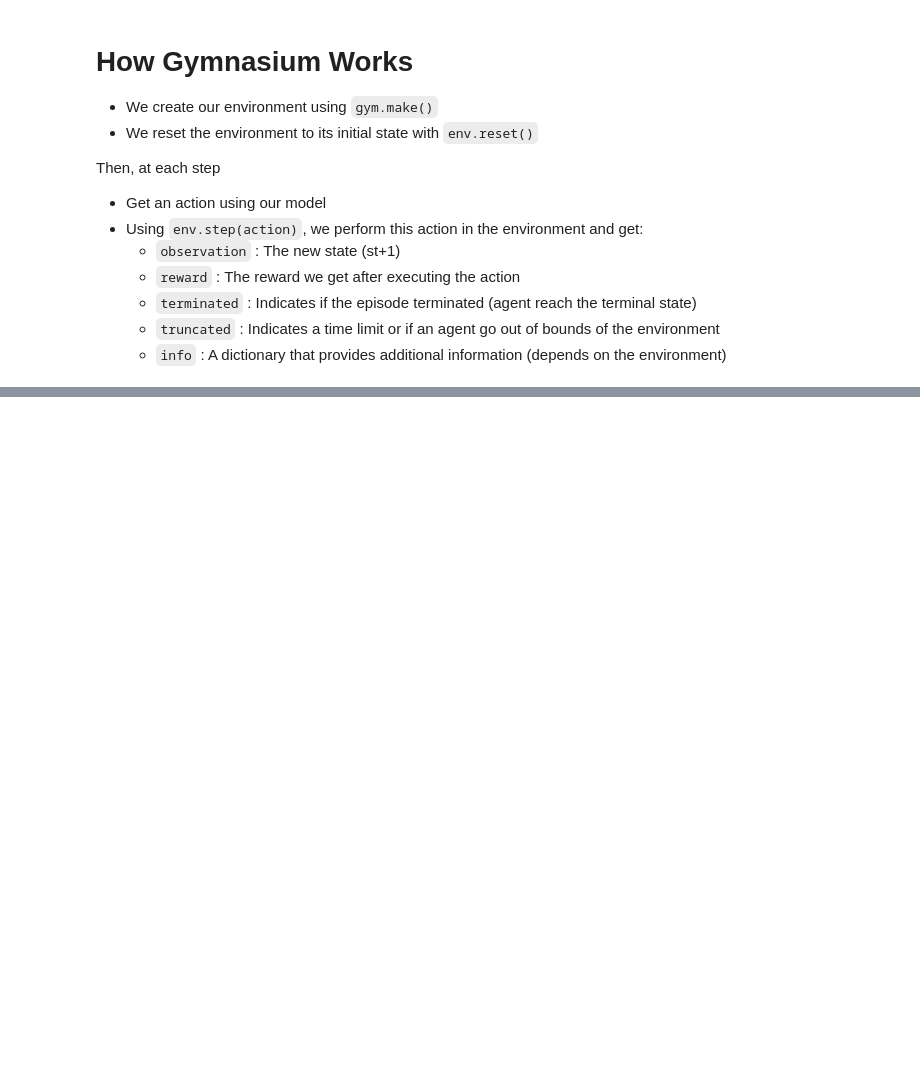
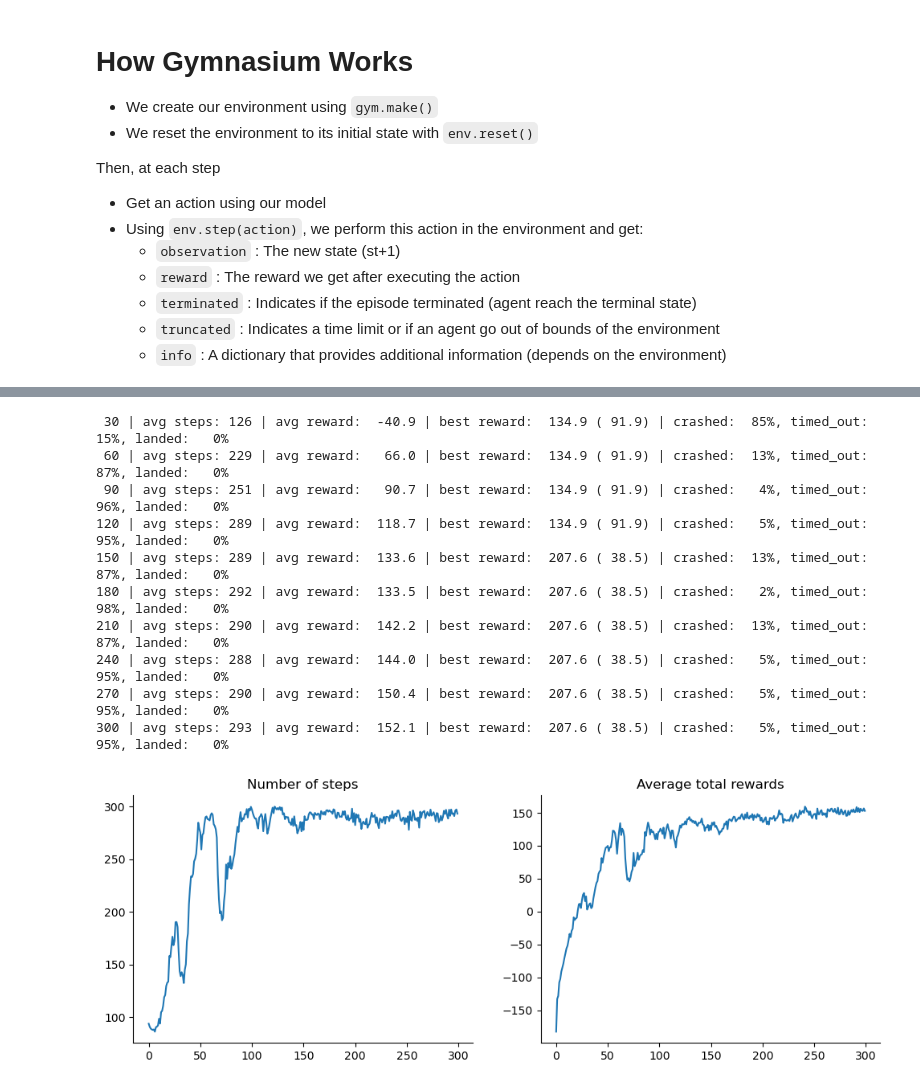
Before and after one commit to libertininick/r2seedo, a Jupyter notebook: notebooks/lunar_lander.ipynb, the cells around one changed output, grey strips where cells are left out. Saved outputs shown, nothing was run; the diff lists cells and outputs as text; code cells hidden in the pictures; blank space fills up the shorter version.

Commit message:
Task/lunar lander (#1)
* Update nb

* Update nb

* Update environment yml

* Update nb

* Update nb

* Update nb

* Move model code to src

* Add dvc

* Add lunar lander to dvc

* Update nb

```diff
--- a/notebooks/lunar_lander.ipynb
+++ b/notebooks/lunar_lander.ipynb
@@ -68,0 +196,11 @@ Action taken: 2
+# %%
+# Create a policy network
+model = SimplePolicyNet(
+    obs_dim=vec_env.observation_space.shape[0],
+    act_dim=vec_env.action_space.n,
+    hidden_dim=16,
+    num_sub_policies=4,
+    depth=2
+)
+
+model
@@ -68,0 +256,7 @@ Action taken: 2
+# %%
+# Compute the reward-to-go weights
+weights = get_reward_to_go_weights(rewards)
+
+# Compute the policy gradient loss
+loss = compute_loss(model, observations, actions, weights)
+print(f"Policy gradient loss: {loss}")
@@ -68,0 +475,61 @@ Action taken: 2
+# %%
+num_steps = []
+total_rewards = []
+for episode in range(num_episodes):
+    # Train for one episode
+    simple_model.train()
+    episode_summary = train_for_one_episode(
+        vec_env,
+        model=simple_model,
+        optimizer=optimizer,
+        max_steps=max_steps,
+        device=device,
+    )
+    num_steps.append(episode_summary.num_steps.mean())
+    total_rewards.append(episode_summary.total_rewards.mean())
+
+    # Decay learning rate
+    for param_group in optimizer.param_groups:
+        param_group["lr"] = learning_rate_schedule[episode]
+
+    # Report progress
+    result_frequency = ", ".join(
+        f"{k}: {v:>4.0%}" for k, v in episode_summary.result_frequency.items()
+    )
+    print(
+        f"{episode + 1:>3} | "
+        f"avg steps: {np.mean(num_steps[-save_freq:]):>3.0f} | "
+        f"avg reward: {np.mean(total_rewards[-save_freq:]):>6.1f} | "
+        f"{result_frequency}",
+        flush=True,
+        end="\r"
+    )
+    if (episode + 1) % save_freq == 0:
+        print()
+
+# Save the model
+torch.save(simple_model, "../models/lunar_lander.pt")
+
+# Plot the training progress
+_, axs = plt.subplots(1, 2, figsize=(12, 4))
+axs[0].plot(num_steps)
+axs[0].set_title("Number of steps")
+axs[0].spines["right"].set_visible(False)
+axs[0].spines["top"].set_visible(False)
+
+axs[1].plot(total_rewards)
+axs[1].set_title("Average total rewards")
+axs[1].spines["right"].set_visible(False)
+axs[1].spines["top"].set_visible(False)
+# %% [output]
+ 30 | avg steps: 126 | avg reward:  -40.9 | best reward:  134.9 ( 91.9) | crashed:  85%, timed_out:  15%, landed:   0%
+ 60 | avg steps: 229 | avg reward:   66.0 | best reward:  134.9 ( 91.9) | crashed:  13%, timed_out:  87%, landed:   0%
+ 90 | avg steps: 251 | avg reward:   90.7 | best reward:  134.9 ( 91.9) | crashed:   4%, timed_out:  96%, landed:   0%
+120 | avg steps: 289 | avg reward:  118.7 | best reward:  134.9 ( 91.9) | crashed:   5%, timed_out:  95%, landed:   0%
+150 | avg steps: 289 | avg reward:  133.6 | best reward:  207.6 ( 38.5) | crashed:  13%, timed_out:  87%, landed:   0%
+180 | avg steps: 292 | avg reward:  133.5 | best reward:  207.6 ( 38.5) | crashed:   2%, timed_out:  98%, landed:   0%
+210 | avg steps: 290 | avg reward:  142.2 | best reward:  207.6 ( 38.5) | crashed:  13%, timed_out:  87%, landed:   0%
+240 | avg steps: 288 | avg reward:  144.0 | best reward:  207.6 ( 38.5) | crashed:   5%, timed_out:  95%, landed:   0%
+270 | avg steps: 290 | avg reward:  150.4 | best reward:  207.6 ( 38.5) | crashed:   5%, timed_out:  95%, landed:   0%
+300 | avg steps: 293 | avg reward:  152.1 | best reward:  207.6 ( 38.5) | crashed:   5%, timed_out:  95%, landed:   0%
+[figure, added]
```
Also changed, not shown: parts of 21 cells of this notebook, 10 other files.
